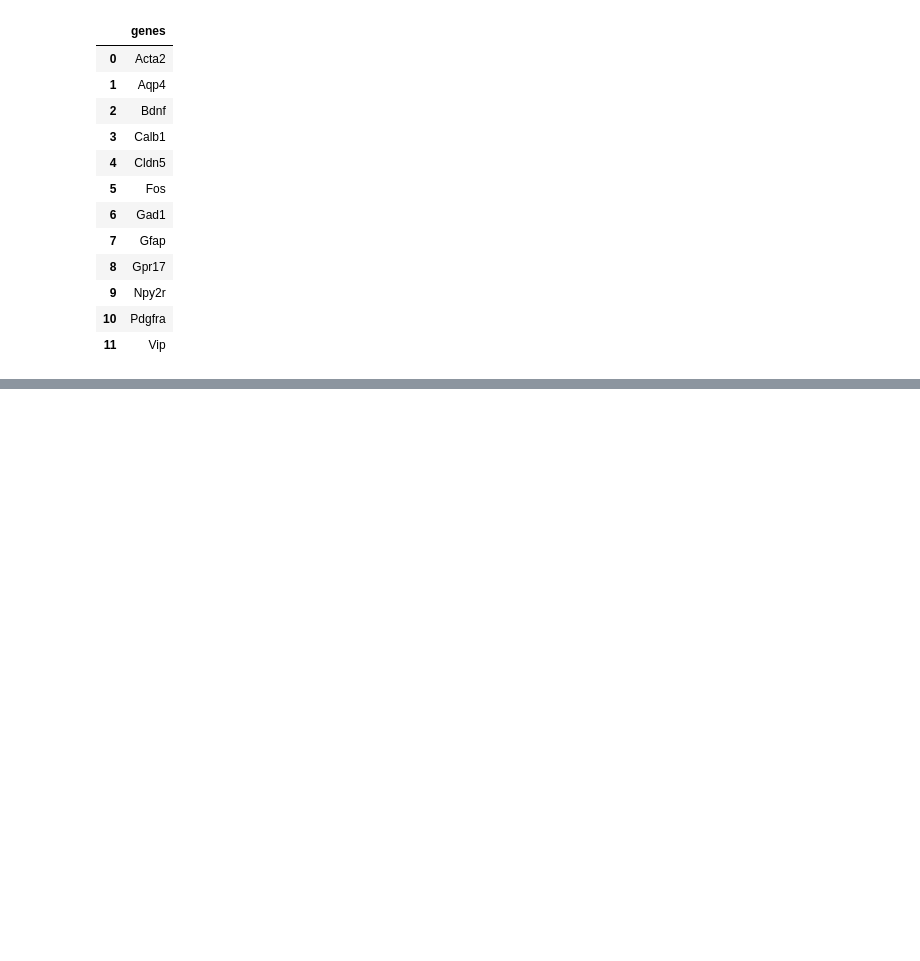
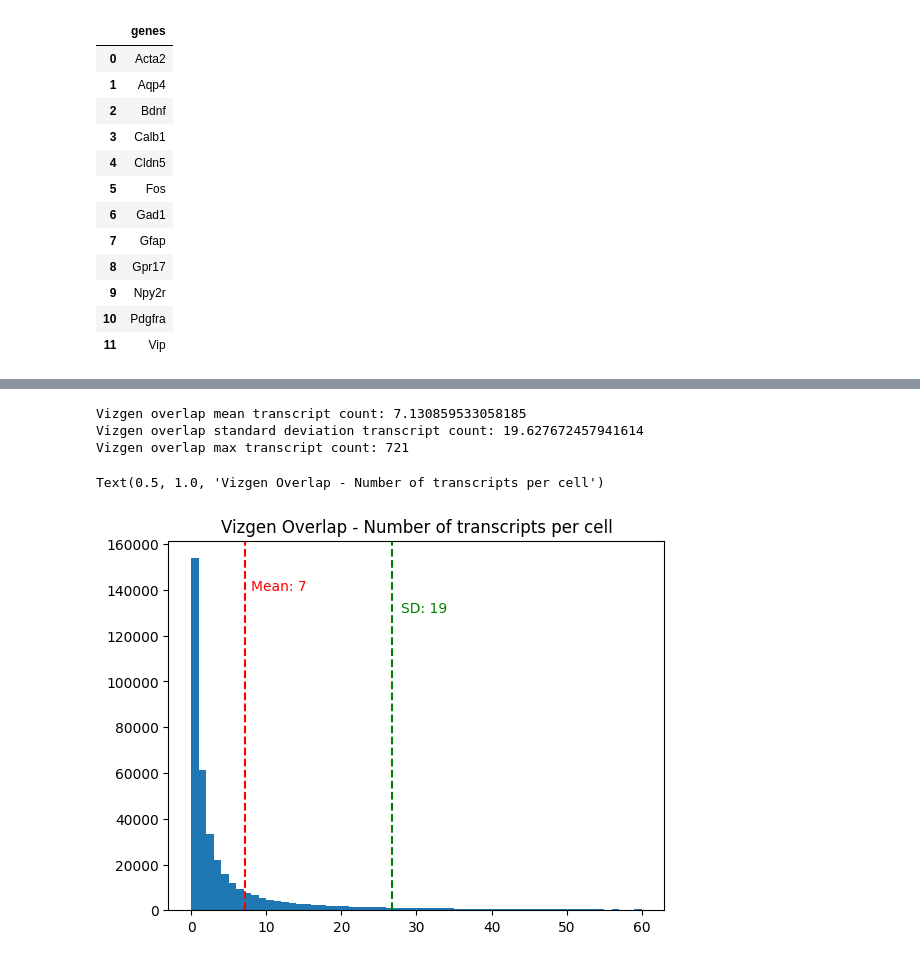
Before and after one commit to krisalejo/scRNA-seq-tech-comparisons, a Jupyter notebook: Transcripts per cell - Mean with SD histograms.ipynb, the cells around one changed output, grey strips where cells are left out. Saved outputs shown, nothing was run; the diff lists cells and outputs as text; code cells hidden in the pictures; blank space fills up the shorter version.

```diff
--- a/Transcripts per cell - Mean with SD histograms.ipynb
+++ b/Transcripts per cell - Mean with SD histograms.ipynb
@@ -245,0 +426,3 @@ gene_overlap_list
+# %%
+vizgen_overlap = vizgen_concat.loc[:, [gene for gene in vizgen_concat.columns if gene in gene_overlap_list]]
+vizgen_overlap
@@ -245,0 +444,3 @@ gene_overlap_list
+# %%
+vizgen_overlap_transcript_counts = vizgen_overlap.sum(axis = 1)
+vizgen_overlap_transcript_counts
@@ -245,0 +461,19 @@ gene_overlap_list
+# %%
+print(f'Vizgen overlap mean transcript count: {vizgen_overlap_transcript_counts.mean()}')
+print(f'Vizgen overlap standard deviation transcript count: {vizgen_overlap_transcript_counts.std()}')
+print(f'Vizgen overlap max transcript count: {vizgen_overlap_transcript_counts.max()}')
+# %% [output]
+Vizgen overlap mean transcript count: 7.130859533058185
+Vizgen overlap standard deviation transcript count: 19.627672457941614
+Vizgen overlap max transcript count: 721
+# %%
+plt.hist(vizgen_overlap_transcript_counts, bins = 60, range = (0,60))
+plt.axvline(vizgen_overlap_transcript_counts.mean(), color = 'red', linestyle = 'dashed', label = 'Mean')
+plt.text(8, 140000, f'Mean: {int(vizgen_overlap_transcript_counts.mean())}', color = 'red')
+#plt.axvline(vizgen_overlap_transcript_counts.mean() - vizgen_overlap_transcript_counts.std(), color = 'green', linestyle = 'dashed', label = '-1 SD')
+plt.text(28, 130000, f'SD: {int(vizgen_overlap_transcript_counts.std())}', color = 'green')
+plt.axvline(vizgen_overlap_transcript_counts.mean() + vizgen_overlap_transcript_counts.std(), color = 'green', linestyle = 'dashed', label = '+1 SD')
+plt.title('Vizgen Overlap - Number of transcripts per cell')
+# %% [output]
+Text(0.5, 1.0, 'Vizgen Overlap - Number of transcripts per cell')
+[figure, added]
```
Also changed, not shown: parts of 25 cells of this notebook.
